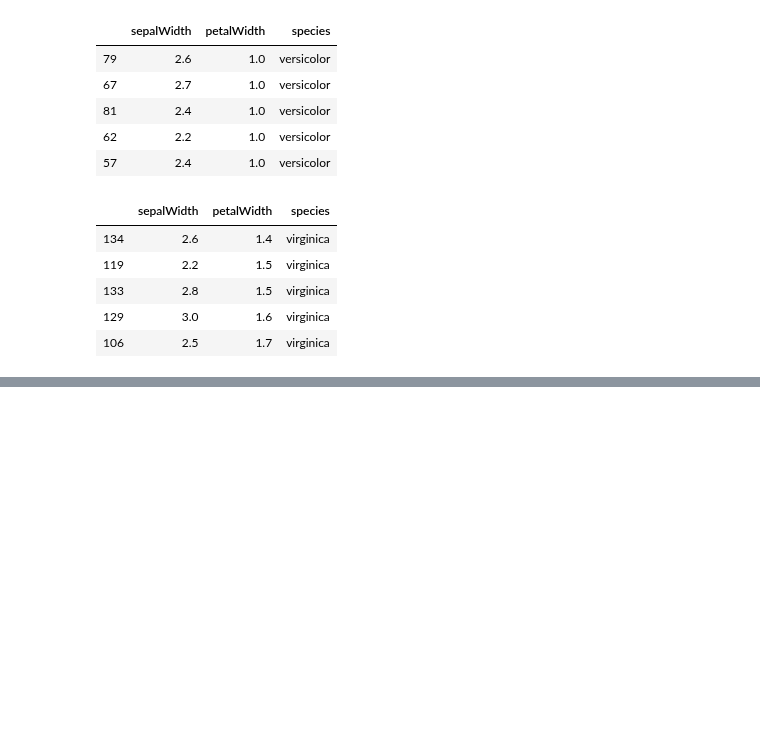
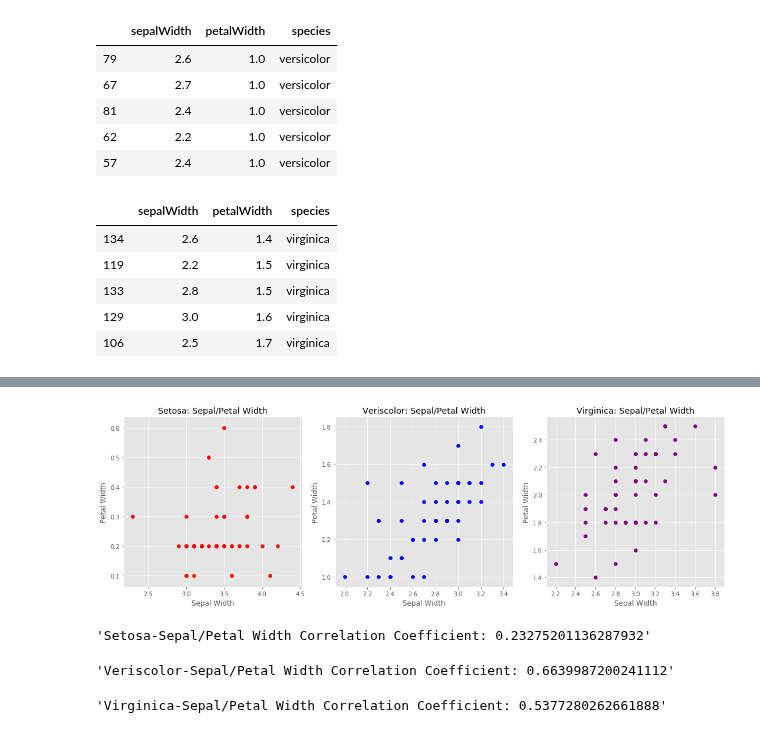
Before and after one commit to jervin82/JupyterAnalysis, a Jupyter notebook: Iris Analysis.ipynb, the cells around one changed output, grey strips where cells are left out. Saved outputs shown, nothing was run; the diff lists cells and outputs as text; code cells hidden in the pictures; blank space fills up the shorter version.

```diff
--- a/Iris Analysis.ipynb
+++ b/Iris Analysis.ipynb
@@ -141,0 +170,40 @@ Text(0, 0.5, 'Sepal Width (cm)')
+# %%
+
+setosaSW = dfSetosa.loc[:,'sepalWidth']
+setosaPW = dfSetosa.loc[:,'petalWidth']
+
+veriscolorSW = dfVersicolor.loc[:,'sepalWidth']
+veriscolorPW = dfVersicolor.loc[:,'petalWidth']
+
+virginicaSW = dfVirginica.loc[:,'sepalWidth']
+virginicaPW = dfVirginica.loc[:,'petalWidth']
+
+fig, (ax1,ax2,ax3) = plt.subplots(1,3,figsize=(15,5))
+
+ax1.scatter(setosaSW,setosaPW, color='red')
+ax2.scatter(veriscolorSW,veriscolorPW, color='blue')
+ax3.scatter(virginicaSW,virginicaPW, color ='purple')
+
+ax1.set_title('Setosa: Sepal/Petal Width')
+ax2.set_title('Veriscolor: Sepal/Petal Width')
+ax3.set_title('Virginica: Sepal/Petal Width')
+
+ax1.set_xlabel('Sepal Width')
+ax2.set_xlabel('Sepal Width')
+ax3.set_xlabel('Sepal Width')
+
+ax1.set_ylabel('Petal Width')
+ax2.set_ylabel('Petal Width')
+ax3.set_ylabel('Petal Width')
+
+plt.tight_layout()
+plt.show()
+
+display('Setosa-Sepal/Petal Width Correlation Coefficient: ' + str(np.corrcoef(setosaSW,setosaPW)[1,0]) )
+display('Veriscolor-Sepal/Petal Width Correlation Coefficient: ' + str(np.corrcoef(veriscolorSW,veriscolorPW)[1,0]) )
+display('Virginica-Sepal/Petal Width Correlation Coefficient: ' + str(np.corrcoef(virginicaSW,virginicaPW)[1,0]) );
+# %% [output]
+[figure, added]
+'Setosa-Sepal/Petal Width Correlation Coefficient: 0.23275201136287932'
+'Veriscolor-Sepal/Petal Width Correlation Coefficient: 0.6639987200241112'
+'Virginica-Sepal/Petal Width Correlation Coefficient: 0.5377280262661888'
```
Also changed, not shown: parts of 10 cells of this notebook.
